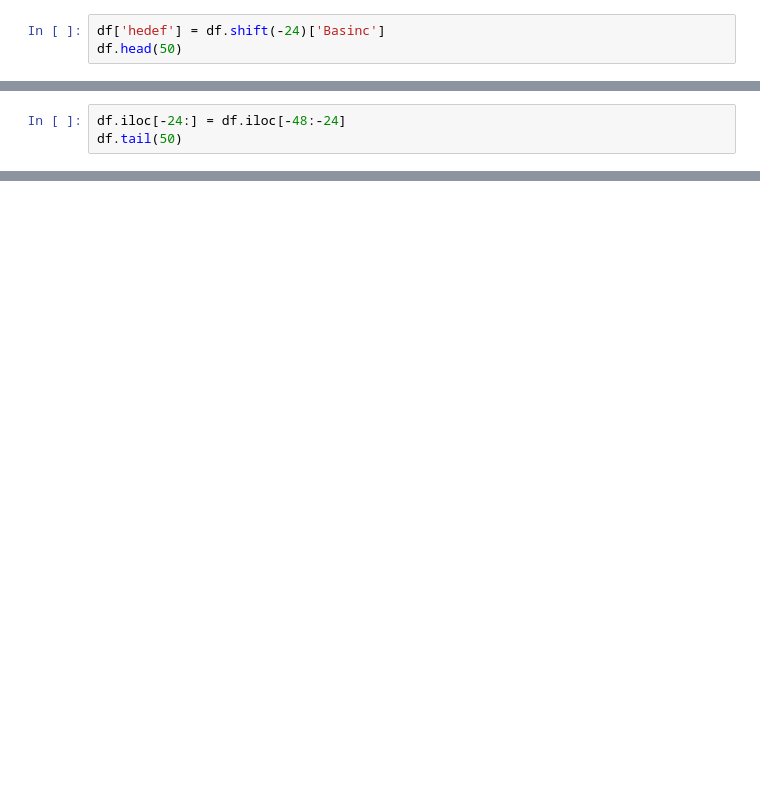
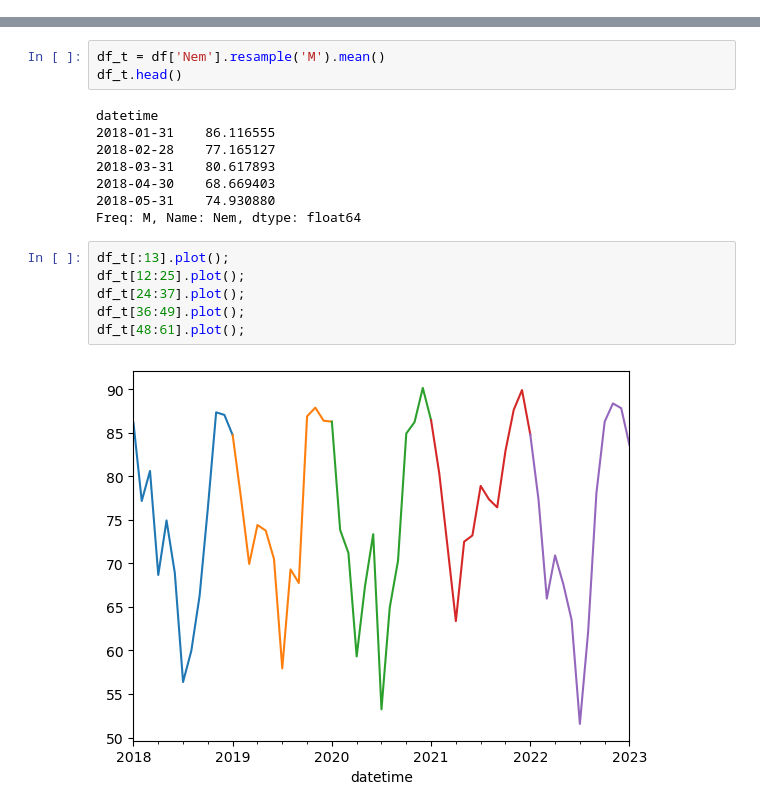
Before and after one commit to ardahanaytan/Hava-Durumu-Tahmini, a Jupyter notebook: notebooks/data_analysis.ipynb, the cells around one changed output, grey strips where cells are left out. Cells and saved outputs as stored; diff of their text form; blank space fills up the shorter version.

```diff
--- a/notebooks/data_analysis.ipynb
+++ b/notebooks/data_analysis.ipynb
@@ -368,3 +61,0 @@ df.tail(50)
-# %%
-df['hedef'] = df.shift(-24)['Basinc']
-df.head(50)
@@ -411,3 +61,0 @@ df.tail(50)
-# %%
-df.iloc[-24:] = df.iloc[-48:-24]
-df.tail(50)
@@ -432,0 +62,19 @@ df.tail(50)
+# %%
+df_t = df['Nem'].resample('M').mean()
+df_t.head()
+# %% [output]
+datetime
+2018-01-31    86.116555
+2018-02-28    77.165127
+2018-03-31    80.617893
+2018-04-30    68.669403
+2018-05-31    74.930880
+Freq: M, Name: Nem, dtype: float64
+# %%
+df_t[:13].plot();
+df_t[12:25].plot();
+df_t[24:37].plot();
+df_t[36:49].plot();
+df_t[48:61].plot();
+# %% [output]
+[figure, added]
```
Also changed, not shown: parts of 30 cells of this notebook, 16 other files.
